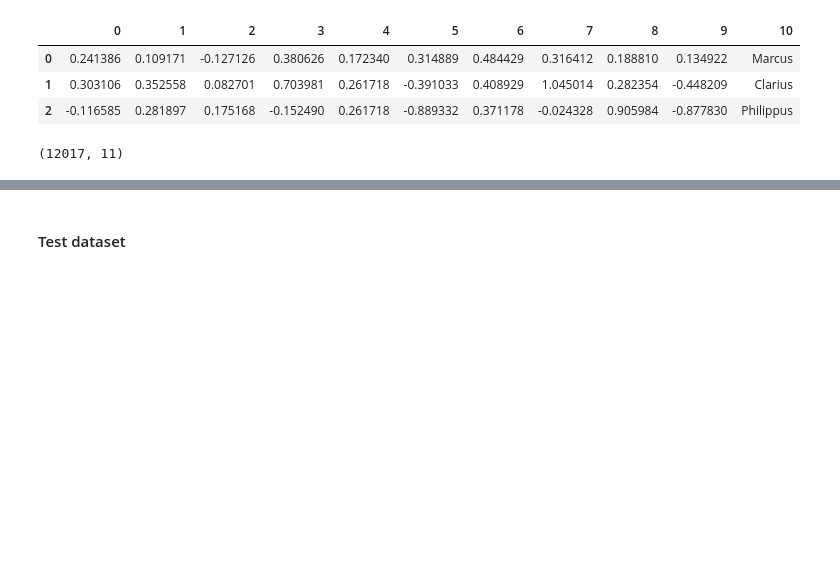
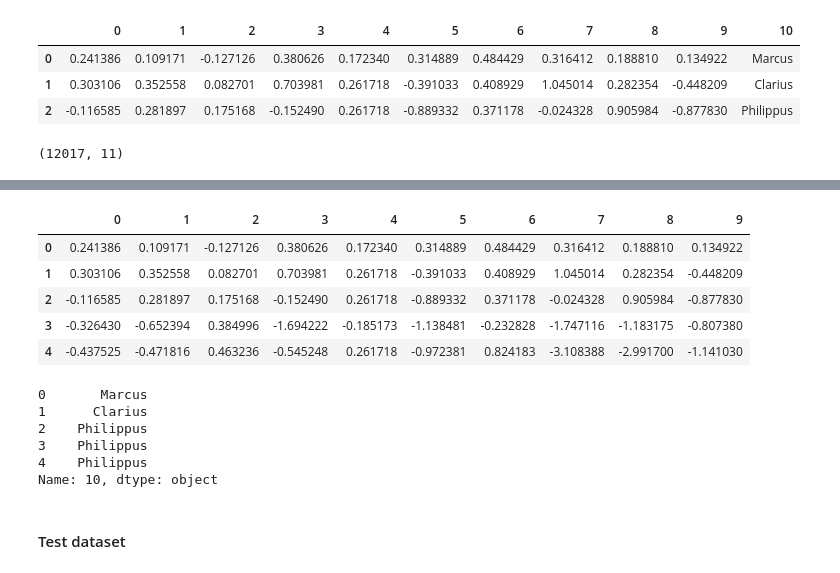
Before and after one commit to Clapiniella/lab-avila-bible, a Jupyter notebook: your-code/main.ipynb, the cells around one changed output, grey strips where cells are left out. Drawn from its saved outputs; the diff is of its cells as text; code cells hidden in the pictures; blank space fills up the shorter version.

```diff
--- a/your-code/main.ipynb
+++ b/your-code/main.ipynb
@@ -48,3 +73,20 @@ print(train_dataset.shape)
+# %%
+X = train_data
+y = train_dataset['10']
+display(X.head(), y.head())
+# %% [output]
+|  | 0 | 1 | 2 | 3 | 4 | 5 | 6 | 7 | 8 | 9 |
+| 0 | 0.241386 | 0.109171 | -0.127126 | 0.380626 | 0.172340 | 0.314889 | 0.484429 | 0.316412 | 0.188810 | 0.134922 |
+| 1 | 0.303106 | 0.352558 | 0.082701 | 0.703981 | 0.261718 | -0.391033 | 0.408929 | 1.045014 | 0.282354 | -0.448209 |
+| 2 | -0.116585 | 0.281897 | 0.175168 | -0.152490 | 0.261718 | -0.889332 | 0.371178 | -0.024328 | 0.905984 | -0.877830 |
+| 3 | -0.326430 | -0.652394 | 0.384996 | -1.694222 | -0.185173 | -1.138481 | -0.232828 | -1.747116 | -1.183175 | -0.807380 |
+| 4 | -0.437525 | -0.471816 | 0.463236 | -0.545248 | 0.261718 | -0.972381 | 0.824183 | -3.108388 | -2.991700 | -1.141030 |
+0       Marcus
+1      Clarius
+2    Philippus
+3    Philippus
+4    Philippus
+Name: 10, dtype: object
 # %% [markdown]
 #### Test dataset
 # %%
```
Also changed, not shown: parts of 39 cells of this notebook, 1 other file.
